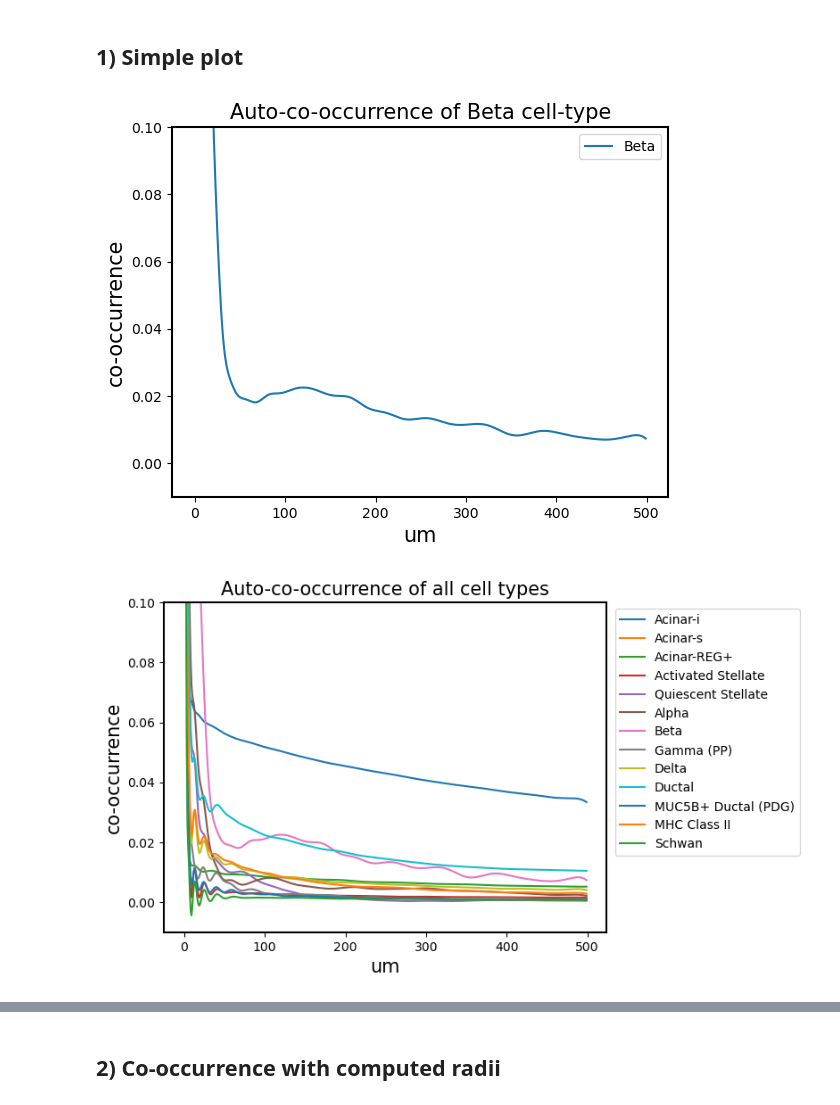
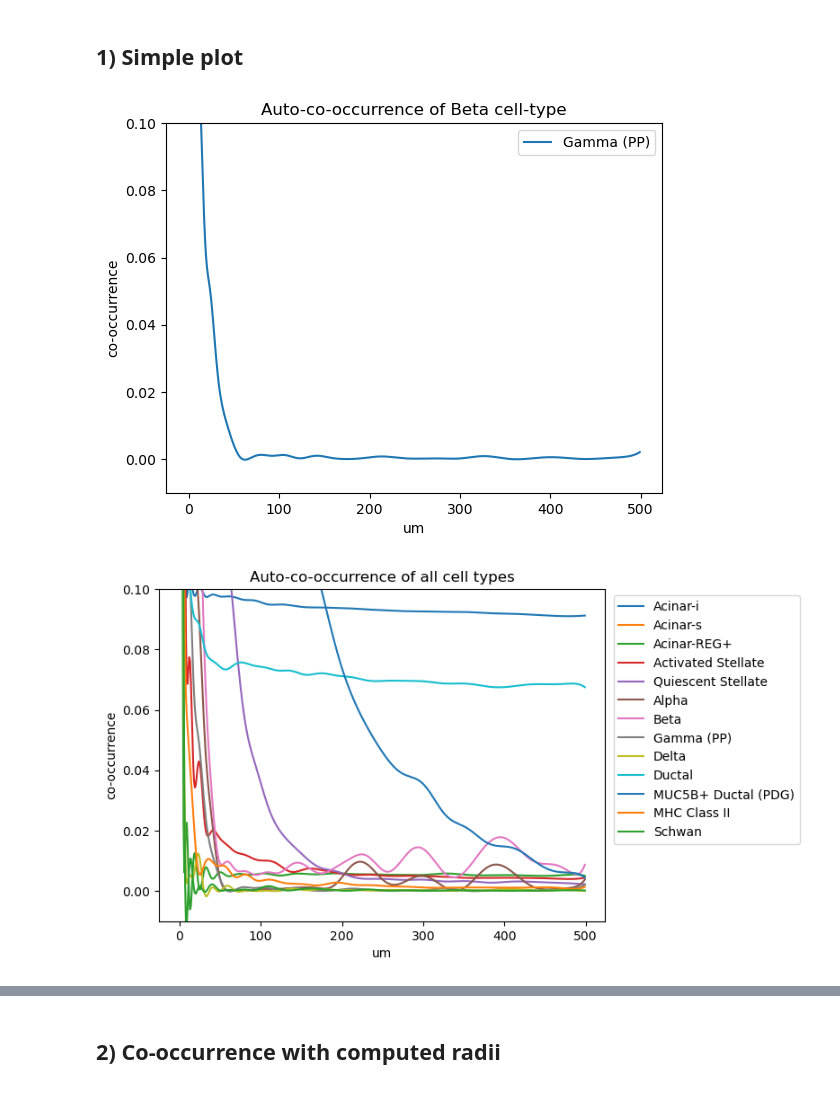
Before and after one commit to HiDiHlabs/sonar, a Jupyter notebook: sonar/plotting_functions_test.ipynb, the cells around one changed output, grey strips where cells are left out. Saved outputs shown, nothing was run; the diff lists cells and outputs as text; code cells hidden in the pictures.

```diff
--- a/sonar/plotting_functions_test.ipynb
+++ b/sonar/plotting_functions_test.ipynb
@@ -38,7 +35,6 @@ cluster_labels = [
 ]
 # %%
 relevant_cluster_labels =  [
-     'background',
  'Acinar-i',
  'Acinar-s',
  'Acinar-REG+',
@@ -84,11 +80,11 @@ rad_ = 500
 lin = 1
 
 son = sonar.Sonar(max_radius=rad_,linear_steps=lin, edge_correction=True)
-cooc_template_ = son.co_occurrence_from_tensor(rescaled,interpolate=True)
+cooc_template_ = son.co_occurrence_from_tensor(rescaled[1:],interpolate=True)
 # %% [markdown]
 ## 1) Simple plot
 # %%
-def simple_cooc_plot(cooc_curves_res, cell_type = "all", cell_type_labels = cluster_labels, um_per_px=1.0, y_zoom = 0.1): #cell_type_labels should be changed
+def simple_cooc_plot(cooc_curves_res, cell_type = "all", cell_type_labels = relevant_cluster_labels, um_per_px=1.0, y_zoom = 0.1): #cell_type_labels should be changed
     """Function for plotting simple co-occurrence plots, the result of a sonar function.
     Specific cell-types can be selected.
 
@@ -109,10 +105,10 @@ def simple_cooc_plot(cooc_curves_res, cell_type = "all", cell_type_labels = clus
     # Y =
 
     if cell_type == "all":
-        for i in range(1,16): # under 0 there is a background, so it should start from 1
+        for i in range(14): # under 0 there is a background, so it should start from 1
             Y = cooc_curves_res[i,i]
             ax.plot(np.arange(len(Y))*um_per_px, Y)
-        ax.legend(cell_type_labels[1:14], loc="upper right", bbox_to_anchor=(1.45, 1)) # specific case for pancreas, needs to be more general
+        ax.legend(cell_type_labels[0:14], loc="upper right", bbox_to_anchor=(1.45, 1)) # specific case for pancreas, needs to be more general
         ax.set_title(f"Auto-co-occurrence of all cell types")
     else:
         Y = cooc_curves_res[cell_type,cell_type]
@@ -120,13 +116,13 @@ def simple_cooc_plot(cooc_curves_res, cell_type = "all", cell_type_labels = clus
         ax.legend(loc="upper right")
         ax.set_title(f"Auto-co-occurrence of {cluster_labels[cell_type]} cell-type")
 # %%
-simple_cooc_plot(cooc_curves_res = cooc_template_, cell_type_labels = cluster_labels, cell_type = 7, y_zoom = 0.1)
+simple_cooc_plot(cooc_curves_res = cooc_template_, cell_type_labels = relevant_cluster_labels, cell_type =7 , y_zoom = 0.1)
 # %% [output]
-[figure, old version]
+[figure, new version]
 # %%
-simple_cooc_plot(cooc_curves_res = cooc_template_, cell_type_labels = cluster_labels,  y_zoom = 0.1)
+simple_cooc_plot(cooc_curves_res = cooc_template_, cell_type_labels = relevant_cluster_labels,  y_zoom = 0.1)
 # %% [output]
-[figure, old version]
+[figure, new version]
 # %%
 um_per_px = 1
 Y = cooc_template_[7,7]
```
Also changed, not shown: parts of 27 cells of this notebook.
